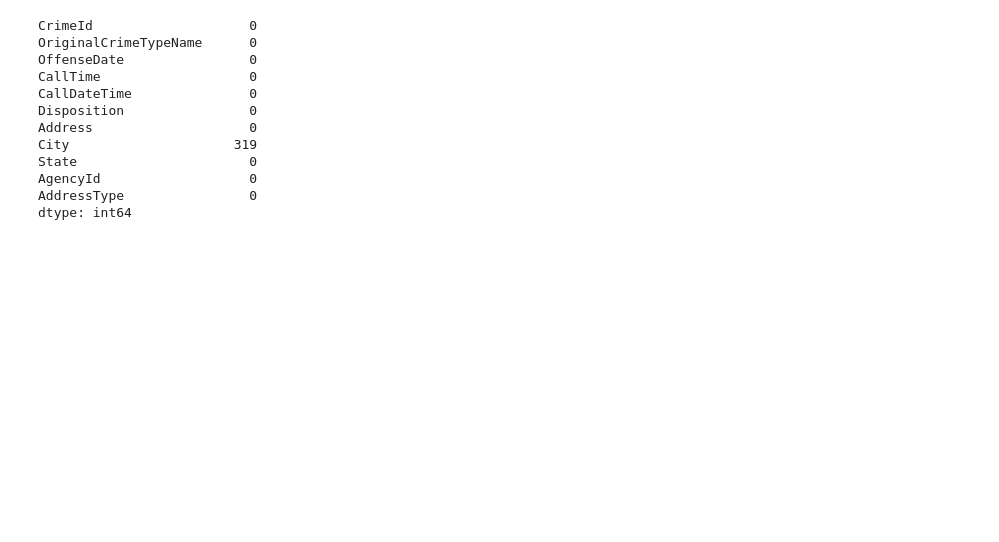
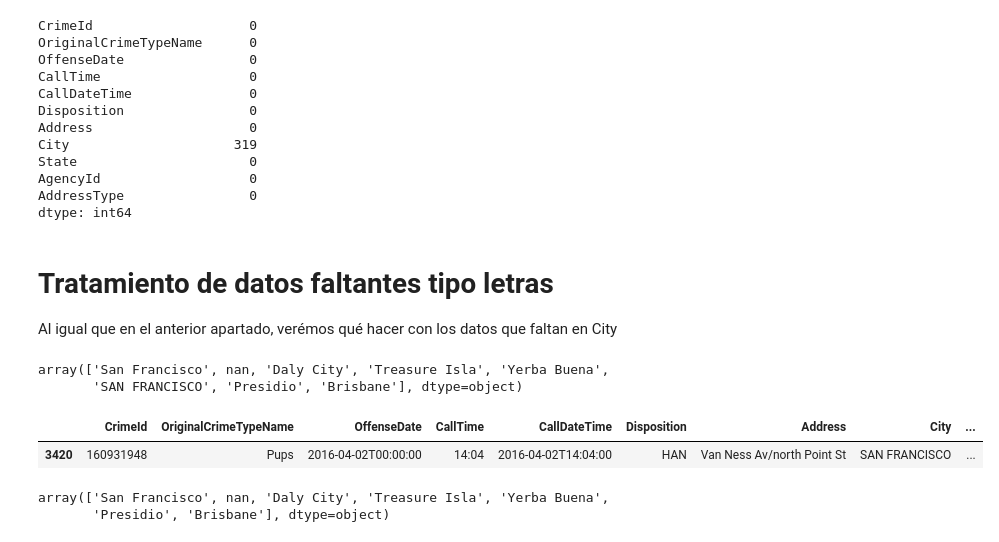
Before and after one commit to Jhani18/LimpiezaBaseDeDatos, a Jupyter notebook: [NRC_6292]_JhaniraAranda_La21Unidad2.pdf-checkpoint.ipynb, the cells around one changed output. Drawn from its saved outputs; the diff is of its cells as text; code cells hidden in the pictures; blank space fills up the shorter version.

```diff
--- a/[NRC_6292]_JhaniraAranda_La21Unidad2.pdf-checkpoint.ipynb
+++ b/[NRC_6292]_JhaniraAranda_La21Unidad2.pdf-checkpoint.ipynb
@@ -304,3 +304,19 @@ State                      0
 AgencyId                   0
 AddressType                0
 dtype: int64
+# %% [markdown]
+# Tratamiento de datos faltantes tipo letras
+
+Al igual que en el anterior apartado, verémos qué hacer con los datos que faltan en City
+# %%
+'''Se verifican los valores únicos de la columna'''
+df['City'].unique()
+# %% [output]
+array(['San Francisco', nan, 'Daly City', 'Treasure Isla', 'Yerba Buena',
+       'SAN FRANCISCO', 'Presidio', 'Brisbane'], dtype=object)
+# %%
+'''Ver qué columna contiene el dato repetido con mayúsculas'''
+df[(df['City']=='SAN FRANCISCO')]
+# %% [output]
+|  | CrimeId | OriginalCrimeTypeName | OffenseDate | CallTime | CallDateTime | Disposition | Address | City | ... |
+| 3420 | 160931948 | Pups | 2016-04-02T00:00:00 | 14:04 | 2016-04-02T14:04:00 | HAN | Van Ness Av/north Point St | SAN FRANCISCO | ... |
@@ -306,0 +326,6 @@ dtype: int64
+# %%
+'''Ejecutamos el comando de valores unicos para verificar el cambio'''
+df['City'].unique()
+# %% [output]
+array(['San Francisco', nan, 'Daly City', 'Treasure Isla', 'Yerba Buena',
+       'Presidio', 'Brisbane'], dtype=object)
```
Also changed, not shown: parts of 1 cell of this notebook.
